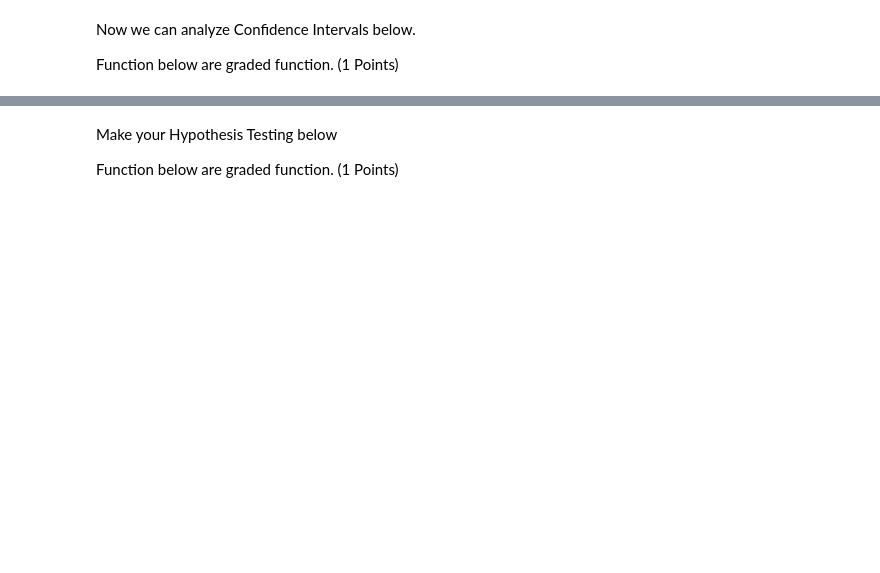
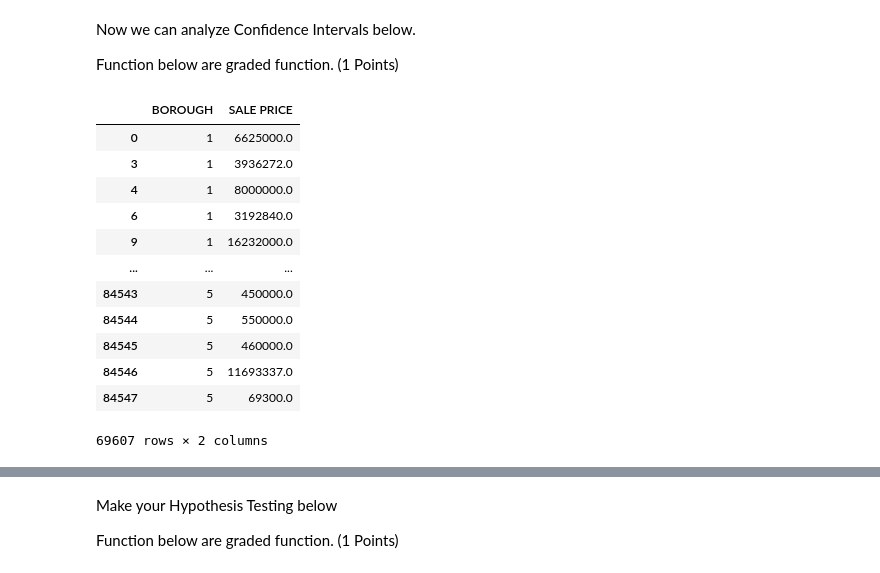
Before and after one commit to shiniciaptx/H8_66, a Jupyter notebook: PYTN_Assign_2_066_Dona Sukma Permana.ipynb, the cells around one changed output, grey strips where cells are left out. Cells and saved outputs as stored; diff of their text form; code cells hidden in the pictures; blank space fills up the shorter version.

```diff
--- a/PYTN_Assign_2_066_Dona Sukma Permana.ipynb
+++ b/PYTN_Assign_2_066_Dona Sukma Permana.ipynb
@@ -381,0 +431,17 @@ Function below are graded function. (1 Points)
+# %%
+dx = df[["BOROUGH", "SALE PRICE"]].dropna()
+dx
+# %% [output]
+|  | BOROUGH | SALE PRICE |
+| 0 | 1 | 6625000.0 |
+| 3 | 1 | 3936272.0 |
+| 4 | 1 | 8000000.0 |
+| 6 | 1 | 3192840.0 |
+| 9 | 1 | 16232000.0 |
+| ... | ... | ... |
+| 84543 | 5 | 450000.0 |
+| 84544 | 5 | 550000.0 |
+| 84545 | 5 | 460000.0 |
+| 84546 | 5 | 11693337.0 |
+| 84547 | 5 | 69300.0 |
+69607 rows × 2 columns
```
Also changed, not shown: parts of 23 cells of this notebook.
